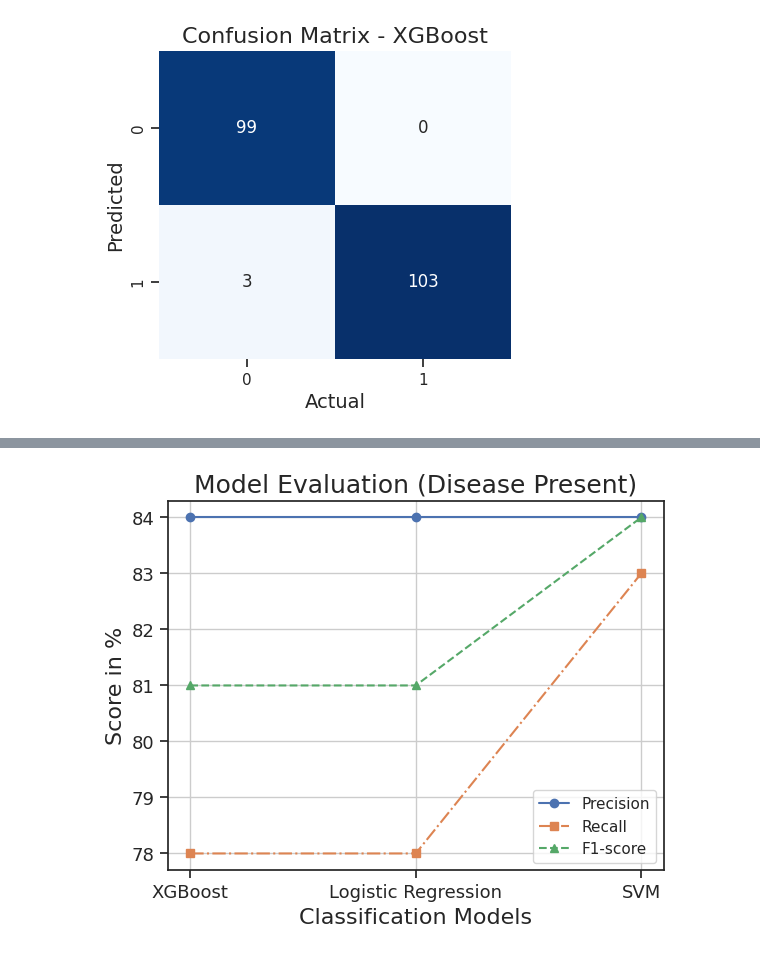
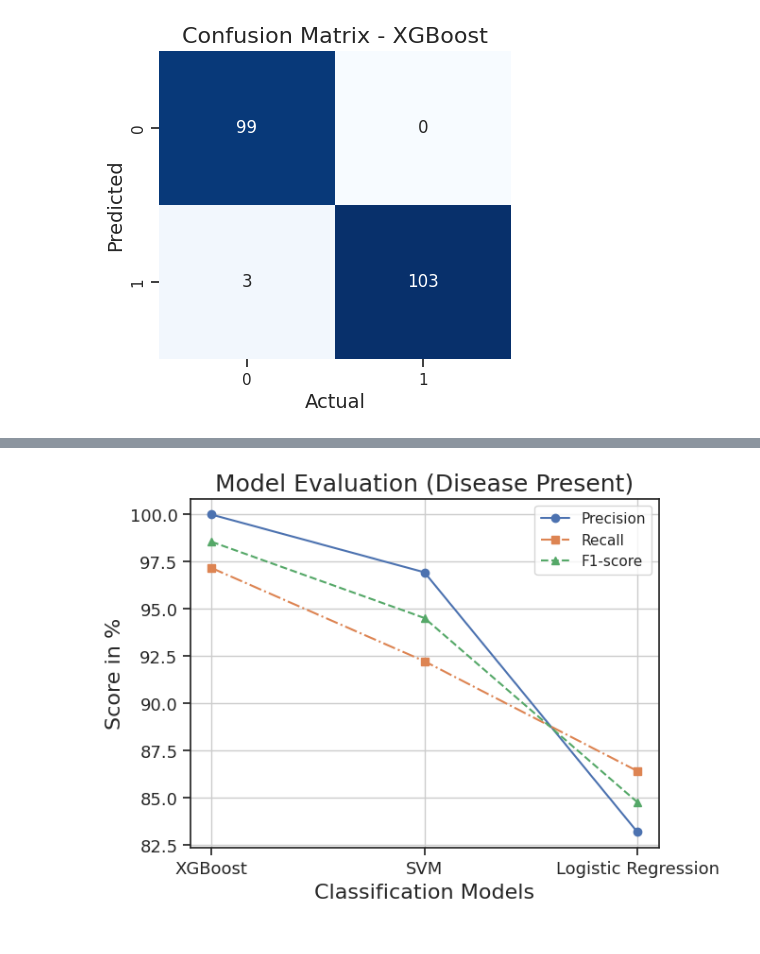
Before and after one commit to Reema-Almadhi/heart-disease-prediction, a Jupyter notebook: Heart_disease_prediction.ipynb, the cells around one changed output, grey strips where cells are left out. Saved outputs shown, nothing was run; the diff lists cells and outputs as text; code cells hidden in the pictures.

```diff
--- a/Heart_disease_prediction.ipynb
+++ b/Heart_disease_prediction.ipynb
@@ -436,33 +435,33 @@ plt.show()
 # %%
-# Line chart to compare precision, recall and f1-score of classifiers (Class 1, Disease present)
+# Line chart to compare precision, recall and f1-score of classifiers
 
 # Precision, recall, and F1-scores of three models
-models = ['XGBoost', 'Logistic Regression', 'SVM']
-precision = [84, 84, 84]
-recall = [78, 78, 83]
-f1_scores = [81, 81, 84]
+models = ['XGBoost', 'SVM', 'Logistic Regression']
+precision = [100, 96.94, 83.18]
+recall = [97.17, 92.23, 86.41]
+f1_scores = [98.56, 94.52, 84.76]
 
 # Create line chart for precision
 #plt.figure(figsize=(8, 6))
 plt.plot(models, precision, marker='o', label='Precision', linestyle='-')
 
 # Add line chart for recall
 plt.plot(models, recall, marker='s', label='Recall', linestyle='-.')
 
 # Add line chart for F1-score
 plt.plot(models, f1_scores, marker='^', label='F1-score', linestyle='--')
 
 # Adding labels and title
 plt.xlabel('Classification Models', fontsize=16)
 plt.ylabel('Score in %', fontsize=16)
 plt.title('Model Evaluation (Disease Present)', fontsize=18)
 plt.legend()  # Show legend
 plt.xticks(fontsize=13)
 plt.yticks(fontsize=13)
 
 # Show the plot
 #plt.ylim(0, 1)  # Set the y-axis limits
 plt.grid(True)  # Add gridlines
 plt.show()
 # %% [output]
-[figure, old version]
+[figure, new version]
```
Also changed, not shown: parts of 6 cells of this notebook.
